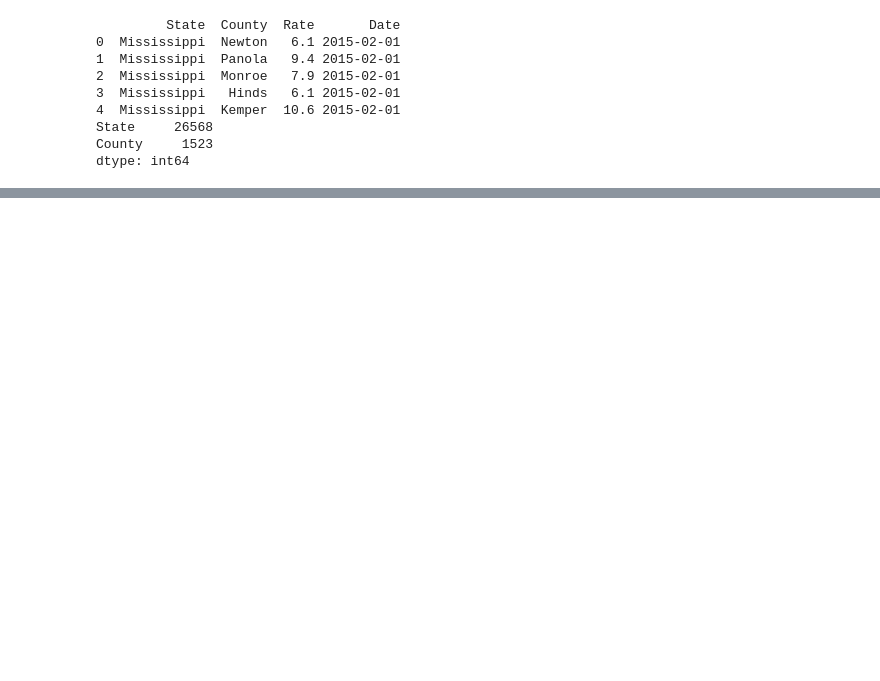
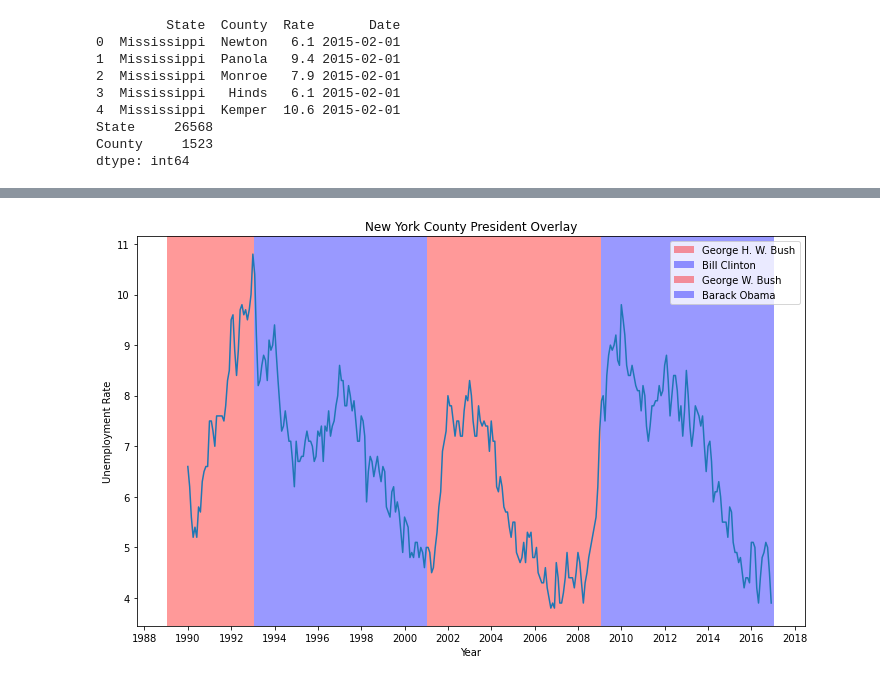
Before and after one commit to ArthDh/ECE-225, a Jupyter notebook: notebooks/Political.ipynb, the cells around one changed output, grey strips where cells are left out. Cells and saved outputs as stored; diff of their text form; code cells hidden in the pictures; blank space fills up the shorter version.

```diff
--- a/notebooks/Political.ipynb
+++ b/notebooks/Political.ipynb
@@ -360,0 +168,36 @@ HBox(children=(Play(value=1990, description='Press play', interval=500, max=2016
+# %%
+def highlight_plot(ax, alpha=0.4):
+    for index, row in pres.iterrows():
+        if row['Party'] == 'D':
+            ax.axvspan(row['Start'], row['End'], facecolor='blue', alpha=alpha, label=row['President'])
+        else:
+            ax.axvspan(row['Start'], row['End'], facecolor='red', alpha=alpha, label=row['President'])
+# %%
+def plot_df(df, legend=True, highlight=True, alpha=0.7, ylbl ='Unemployment Rate', xlbl = 'Year', dest='', title=''):
+    # Plot figure
+    fig, ax = plt.subplots(figsize=[10, 6])
+    plt.tight_layout()
+    ax.plot(df['Rate'])
+
+    # Plot the vertical bars
+    if highlight:
+        highlight_plot(ax)
+
+    # Additional Plot settings
+    if legend:
+        ax.legend()
+    ax.xaxis.set_major_locator(mdates.YearLocator(2))
+    ax.xaxis.set_major_formatter(mdates.DateFormatter('%Y'))
+
+    plt.title(title)
+    plt.ylabel(ylbl)
+    plt.xlabel(xlbl)
+    if len(dest) > 0:
+        plt.savefig('../Images/%s%s'%(dest, 'png'))
+# %%
+# More New York
+df_ny = df[df.State =='New York']
+df_ny = df_ny.reset_index().set_index('Date').drop(['index'], axis=1)
+df_ny = df_ny.sort_values('Date')
+
+df_ny.head()
@@ -360,0 +212,5 @@ HBox(children=(Play(value=1990, description='Press play', interval=500, max=2016
+# %%
+# Plot figure
+plot_df(df_ny[df_ny.County=='New York'], title='New York County President Overlay')
+# %% [output]
+[figure, added]
```
Also changed, not shown: parts of 36 cells of this notebook, 11 other files.
